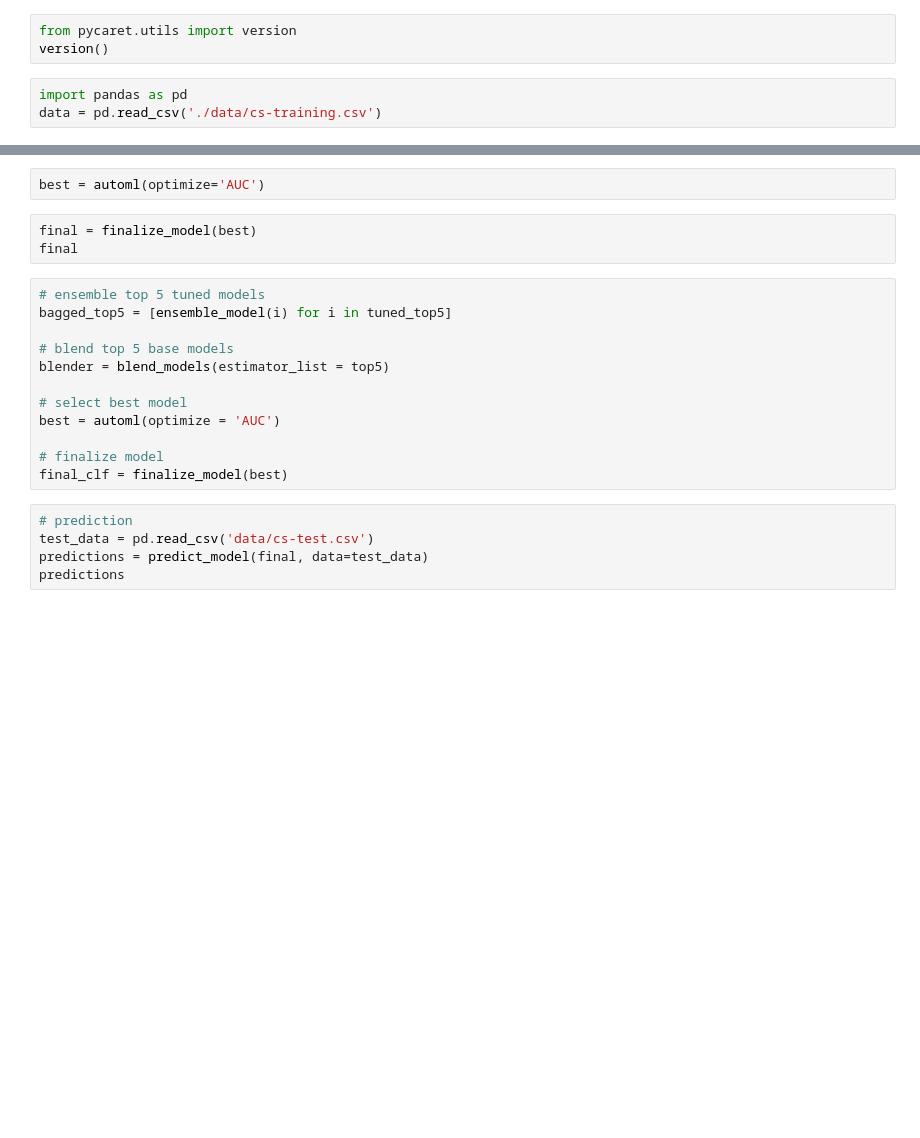
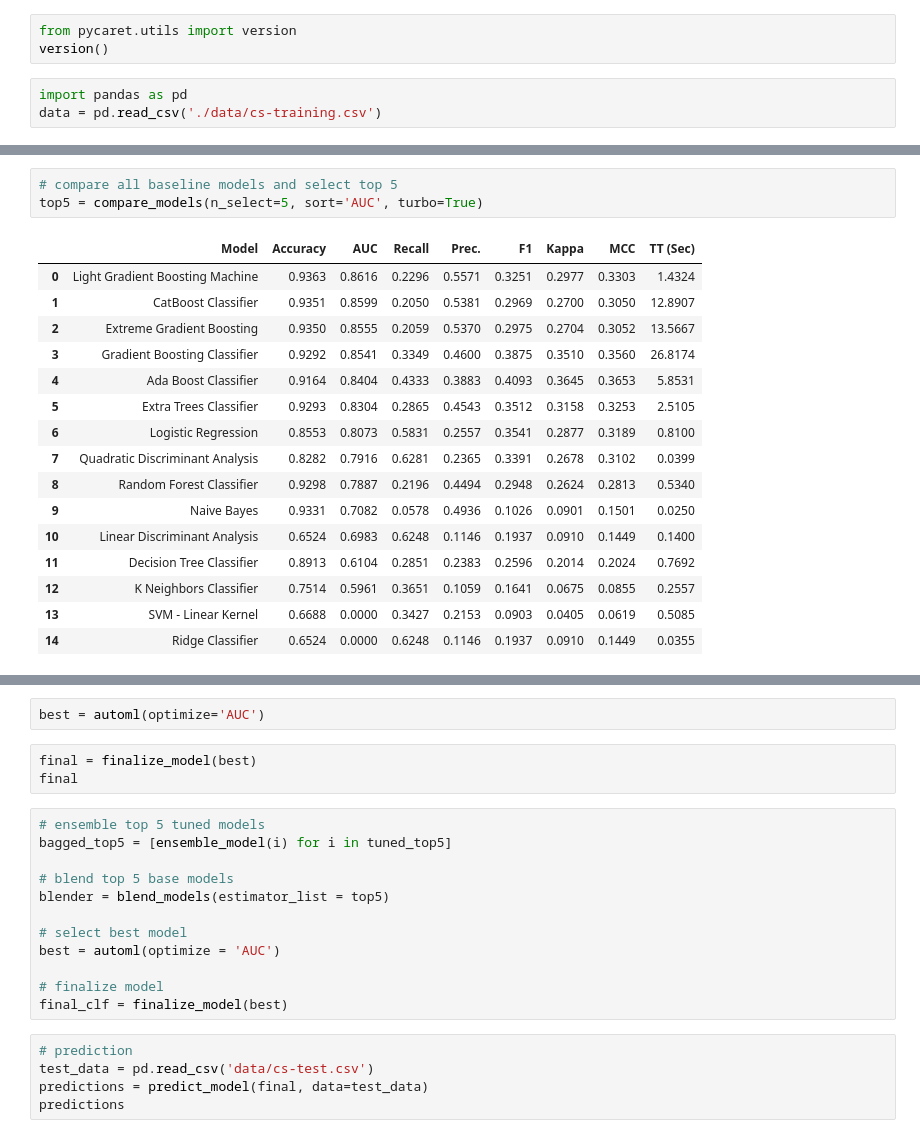
Before and after one commit to iamNCJ/Give-Me-Some-Credit, a Jupyter notebook: model/pycaret_model.ipynb, the cells around one changed output, grey strips where cells are left out. Saved outputs shown, nothing was run; the diff lists cells and outputs as text; blank space fills up the shorter version.

```diff
--- a/model/pycaret_model.ipynb
+++ b/model/pycaret_model.ipynb
@@ -18,2 +34,22 @@ top5 = compare_models(n_select=5, sort='AUC', )
+# %%
+# compare all baseline models and select top 5
+top5 = compare_models(n_select=5, sort='AUC', turbo=True)
+# %% [output]
+|  | Model | Accuracy | AUC | Recall | Prec. | F1 | Kappa | MCC | TT (Sec) |
+| 0 | Light Gradient Boosting Machine | 0.9363 | 0.8616 | 0.2296 | 0.5571 | 0.3251 | 0.2977 | 0.3303 | 1.4324 |
+| 1 | CatBoost Classifier | 0.9351 | 0.8599 | 0.2050 | 0.5381 | 0.2969 | 0.2700 | 0.3050 | 12.8907 |
+| 2 | Extreme Gradient Boosting | 0.9350 | 0.8555 | 0.2059 | 0.5370 | 0.2975 | 0.2704 | 0.3052 | 13.5667 |
+| 3 | Gradient Boosting Classifier | 0.9292 | 0.8541 | 0.3349 | 0.4600 | 0.3875 | 0.3510 | 0.3560 | 26.8174 |
+| 4 | Ada Boost Classifier | 0.9164 | 0.8404 | 0.4333 | 0.3883 | 0.4093 | 0.3645 | 0.3653 | 5.8531 |
+| 5 | Extra Trees Classifier | 0.9293 | 0.8304 | 0.2865 | 0.4543 | 0.3512 | 0.3158 | 0.3253 | 2.5105 |
+| 6 | Logistic Regression | 0.8553 | 0.8073 | 0.5831 | 0.2557 | 0.3541 | 0.2877 | 0.3189 | 0.8100 |
+| 7 | Quadratic Discriminant Analysis | 0.8282 | 0.7916 | 0.6281 | 0.2365 | 0.3391 | 0.2678 | 0.3102 | 0.0399 |
+| 8 | Random Forest Classifier | 0.9298 | 0.7887 | 0.2196 | 0.4494 | 0.2948 | 0.2624 | 0.2813 | 0.5340 |
+| 9 | Naive Bayes | 0.9331 | 0.7082 | 0.0578 | 0.4936 | 0.1026 | 0.0901 | 0.1501 | 0.0250 |
+| 10 | Linear Discriminant Analysis | 0.6524 | 0.6983 | 0.6248 | 0.1146 | 0.1937 | 0.0910 | 0.1449 | 0.1400 |
+| 11 | Decision Tree Classifier | 0.8913 | 0.6104 | 0.2851 | 0.2383 | 0.2596 | 0.2014 | 0.2024 | 0.7692 |
+| 12 | K Neighbors Classifier | 0.7514 | 0.5961 | 0.3651 | 0.1059 | 0.1641 | 0.0675 | 0.0855 | 0.2557 |
+| 13 | SVM - Linear Kernel | 0.6688 | 0.0000 | 0.3427 | 0.2153 | 0.0903 | 0.0405 | 0.0619 | 0.5085 |
+| 14 | Ridge Classifier | 0.6524 | 0.0000 | 0.6248 | 0.1146 | 0.1937 | 0.0910 | 0.1449 | 0.0355 |
 # %%
 # tune top 5 base models
```
Also changed, not shown: parts of 9 cells of this notebook, 2 other files.
